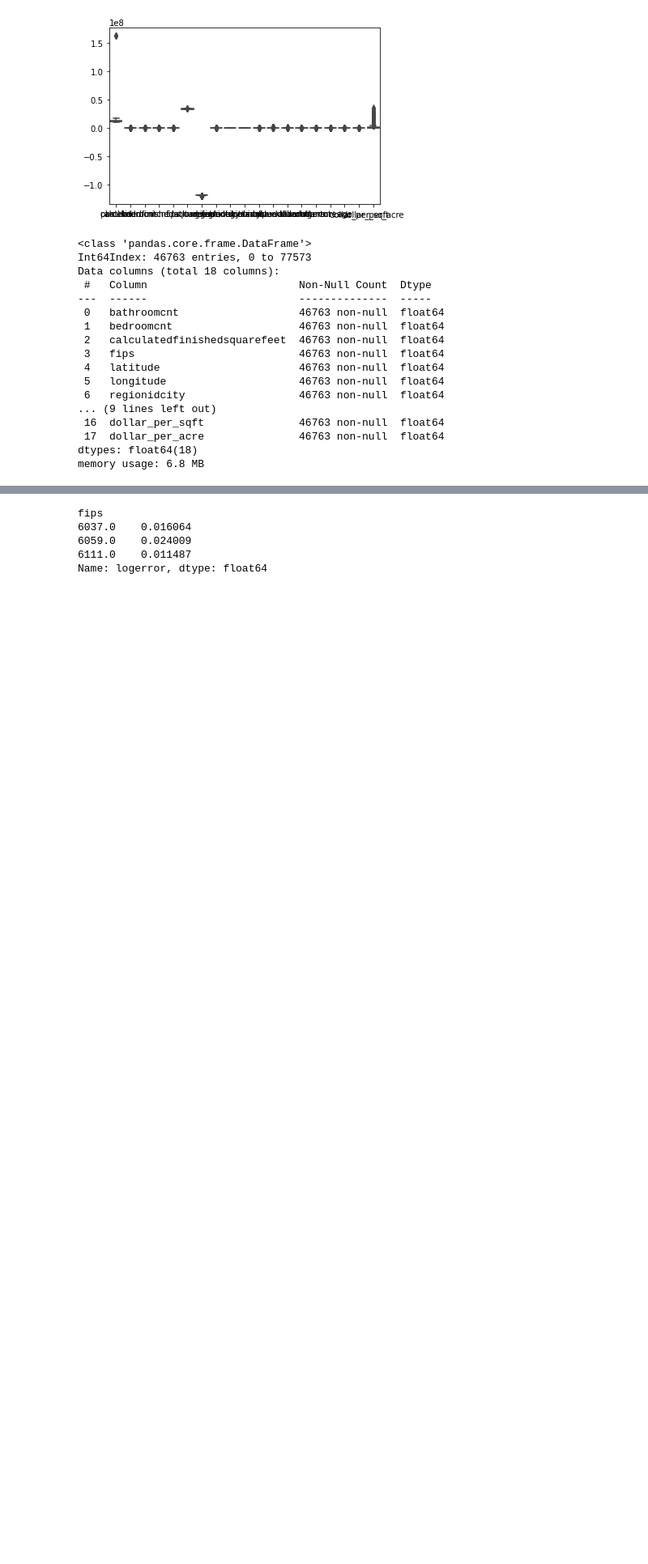
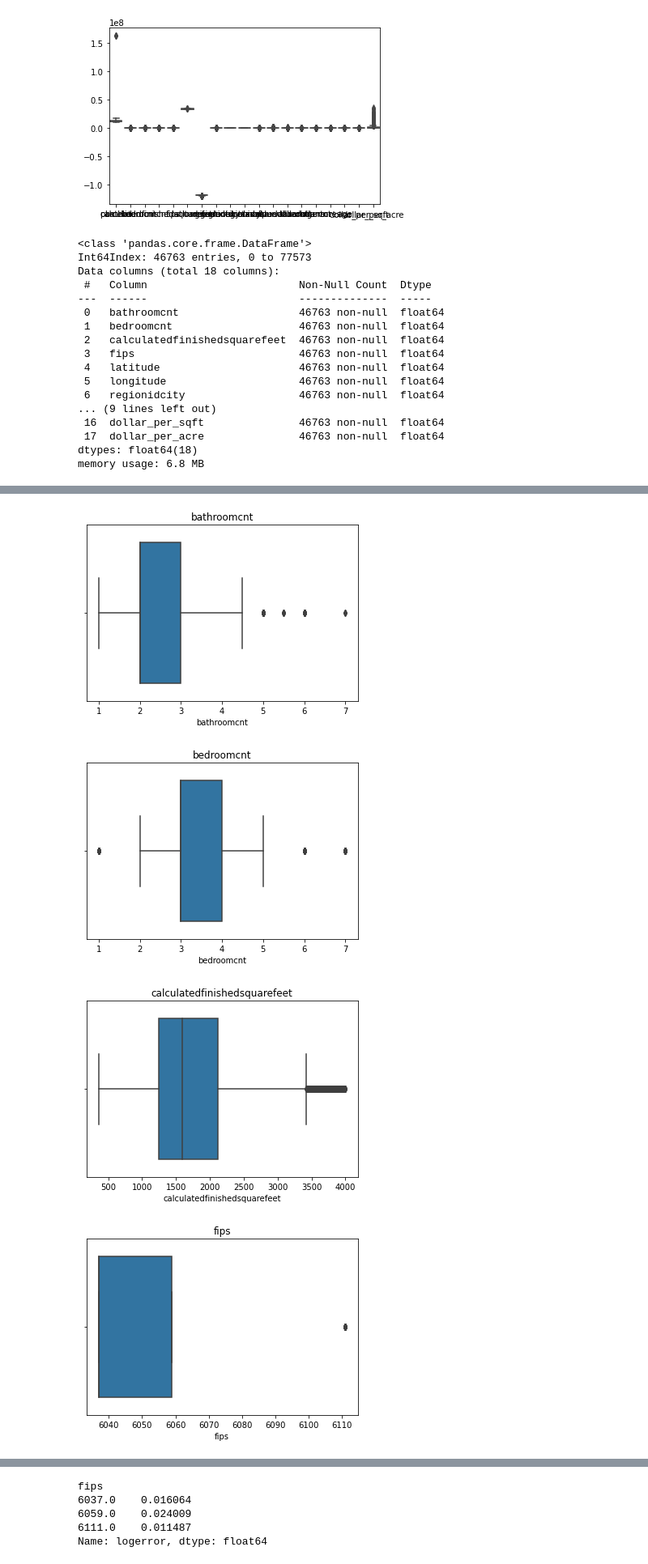
Before and after one commit to velasquez-wheeler/zillow_clustering_project, a Jupyter notebook: delme-wheeler-explore.ipynb, the cells around one changed output, grey strips where cells are left out. Shown at 81% size. Saved outputs shown, nothing was run; the diff lists cells and outputs as text; code cells hidden in the pictures; blank space fills up the shorter version.

```diff
--- a/delme-wheeler-explore.ipynb
+++ b/delme-wheeler-explore.ipynb
@@ -98,0 +80,7 @@ for col in df.columns:
+# %%
+viz.features_outliers(df)
+# %% [output]
+[figure, added]
+[figure, added]
+[figure, added]
+[figure, added]
```
Also changed, not shown: parts of 47 cells of this notebook.
